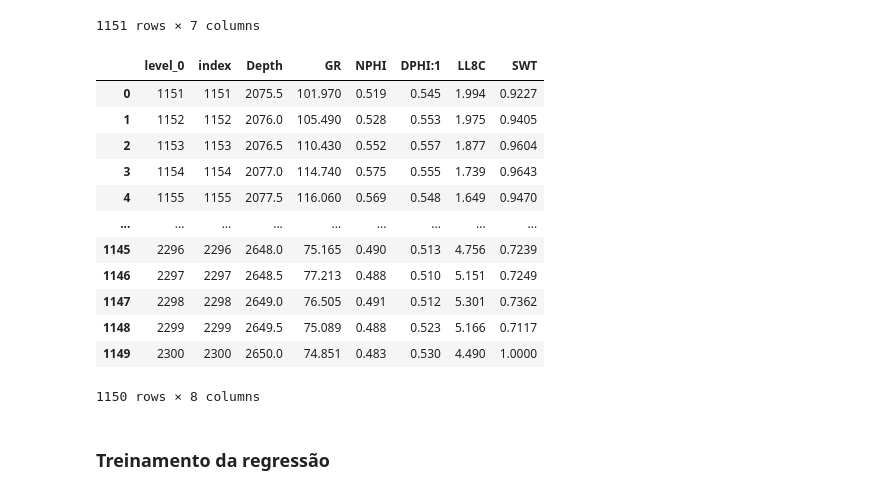
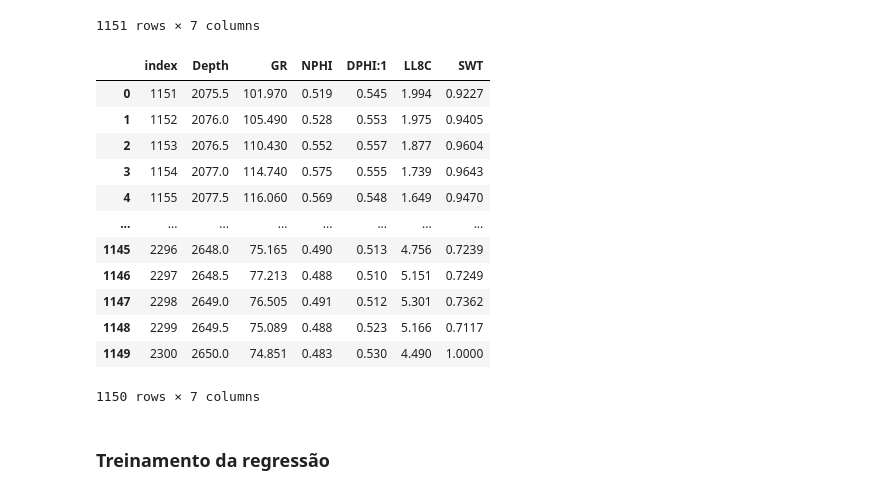
Before and after one commit to horaciosrf/masters_project, a Jupyter notebook: testes.ipynb, the cells around one changed output. Saved outputs shown, nothing was run; the diff lists cells and outputs as text; code cells hidden in the pictures.

```diff
--- a/testes.ipynb
+++ b/testes.ipynb
@@ -55,6 +39,6 @@ from ann_visualizer.visualize import ann_viz
 ### Carregamento e pré processamento dos dados
 # %%
 # Importando o arquivo las
-well_welly = Well.from_las('/content/dado_LosLobos2.las', index='ft')
+well_welly = Well.from_las('C:/Users/horac/Desktop/masters_project/dado_LosLobos2.las', index='ft')
 well_welly.data
 # %% [output]
@@ -177,23 +165,23 @@ well2
 # %%
 
 # Poço de teste
 well3 = well.iloc[1151:2301,:]
-well3 = well3.reset_index(drop = False)
+well3 = well3.reset_index(drop = True)
 well3
 # %% [output]
-|  | level_0 | index | Depth | GR | NPHI | DPHI:1 | LL8C | SWT |
-| 0 | 1151 | 1151 | 2075.5 | 101.970 | 0.519 | 0.545 | 1.994 | 0.9227 |
-| 1 | 1152 | 1152 | 2076.0 | 105.490 | 0.528 | 0.553 | 1.975 | 0.9405 |
-| 2 | 1153 | 1153 | 2076.5 | 110.430 | 0.552 | 0.557 | 1.877 | 0.9604 |
-| 3 | 1154 | 1154 | 2077.0 | 114.740 | 0.575 | 0.555 | 1.739 | 0.9643 |
-| 4 | 1155 | 1155 | 2077.5 | 116.060 | 0.569 | 0.548 | 1.649 | 0.9470 |
-| ... | ... | ... | ... | ... | ... | ... | ... | ... |
-| 1145 | 2296 | 2296 | 2648.0 | 75.165 | 0.490 | 0.513 | 4.756 | 0.7239 |
-| 1146 | 2297 | 2297 | 2648.5 | 77.213 | 0.488 | 0.510 | 5.151 | 0.7249 |
-| 1147 | 2298 | 2298 | 2649.0 | 76.505 | 0.491 | 0.512 | 5.301 | 0.7362 |
-| 1148 | 2299 | 2299 | 2649.5 | 75.089 | 0.488 | 0.523 | 5.166 | 0.7117 |
-| 1149 | 2300 | 2300 | 2650.0 | 74.851 | 0.483 | 0.530 | 4.490 | 1.0000 |
+|  | index | Depth | GR | NPHI | DPHI:1 | LL8C | SWT |
+| 0 | 1151 | 2075.5 | 101.970 | 0.519 | 0.545 | 1.994 | 0.9227 |
+| 1 | 1152 | 2076.0 | 105.490 | 0.528 | 0.553 | 1.975 | 0.9405 |
+| 2 | 1153 | 2076.5 | 110.430 | 0.552 | 0.557 | 1.877 | 0.9604 |
+| 3 | 1154 | 2077.0 | 114.740 | 0.575 | 0.555 | 1.739 | 0.9643 |
+| 4 | 1155 | 2077.5 | 116.060 | 0.569 | 0.548 | 1.649 | 0.9470 |
+| ... | ... | ... | ... | ... | ... | ... | ... |
+| 1145 | 2296 | 2648.0 | 75.165 | 0.490 | 0.513 | 4.756 | 0.7239 |
+| 1146 | 2297 | 2648.5 | 77.213 | 0.488 | 0.510 | 5.151 | 0.7249 |
+| 1147 | 2298 | 2649.0 | 76.505 | 0.491 | 0.512 | 5.301 | 0.7362 |
+| 1148 | 2299 | 2649.5 | 75.089 | 0.488 | 0.523 | 5.166 | 0.7117 |
+| 1149 | 2300 | 2650.0 | 74.851 | 0.483 | 0.530 | 4.490 | 1.0000 |
-1150 rows × 8 columns
+1150 rows × 7 columns
 # %% [markdown]
 ### Treinamento da regressão
 # %%
```
Also changed, not shown: parts of 22 cells of this notebook, 11 other files.
